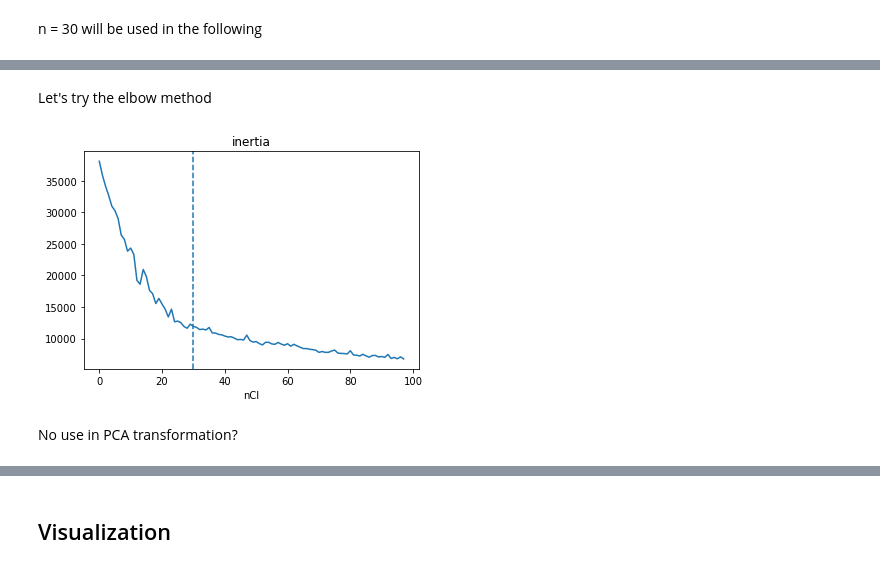
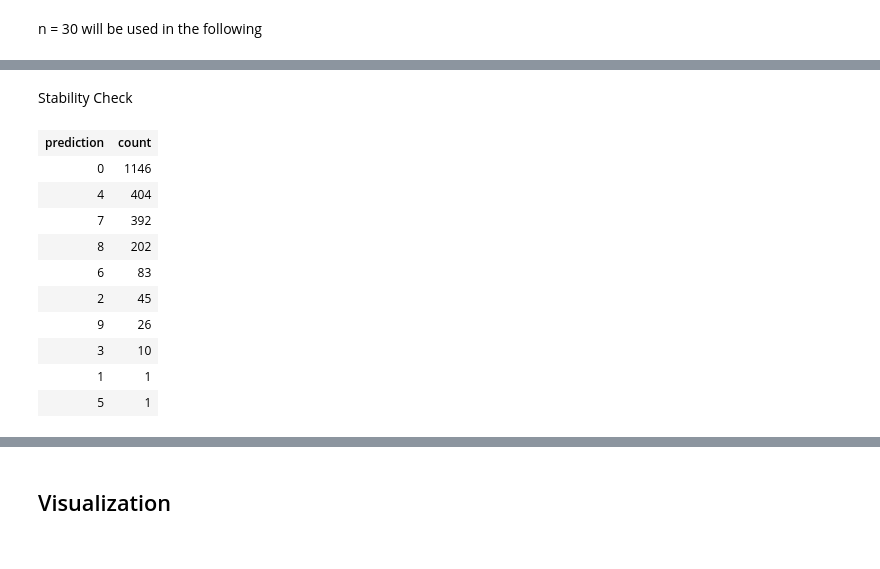
Before and after one commit to ALuchinsky/Spring2022_CS6500, a Jupyter notebook: notebooks/AL_kmeans_clustering.ipynb, the cells around one changed output, grey strips where cells are left out. Drawn from its saved outputs; the diff is of its cells as text; code cells hidden in the pictures.

```diff
--- a/notebooks/AL_kmeans_clustering.ipynb
+++ b/notebooks/AL_kmeans_clustering.ipynb
@@ -145,2 +205,0 @@ Unfortunately, there are no selected axes
-# %% [markdown]
-Let's try the elbow method
@@ -152,10 +206,18 @@ for k in range(2, 100):
-# %%
-plt.plot(pca_cost)
-plt.title("inertia")
-plt.xlabel("nCl")
-plt.axvline(x=30, linestyle = "--")
-plt.show()
-# %% [output]
-[figure, removed]
-# %% [markdown]
-No use in PCA transformation?
+# %% [markdown]
+Stability Check
+# %%
+kmeans_algo = KMeans(featuresCol="features", k=10, seed = 4)
+kmeans_fit = kmeans_algo.fit(transformed_data)
+kmeans_fit.summary.predictions.groupby("prediction").count().sort(desc("count"))
+# %% [output]
+| prediction | count |
+| 0 | 1146 |
+| 4 | 404 |
+| 7 | 392 |
+| 8 | 202 |
+| 6 | 83 |
+| 2 | 45 |
+| 9 | 26 |
+| 3 | 10 |
+| 1 | 1 |
+| 5 | 1 |
```
Also changed, not shown: parts of 27 cells of this notebook, 2 other files.
